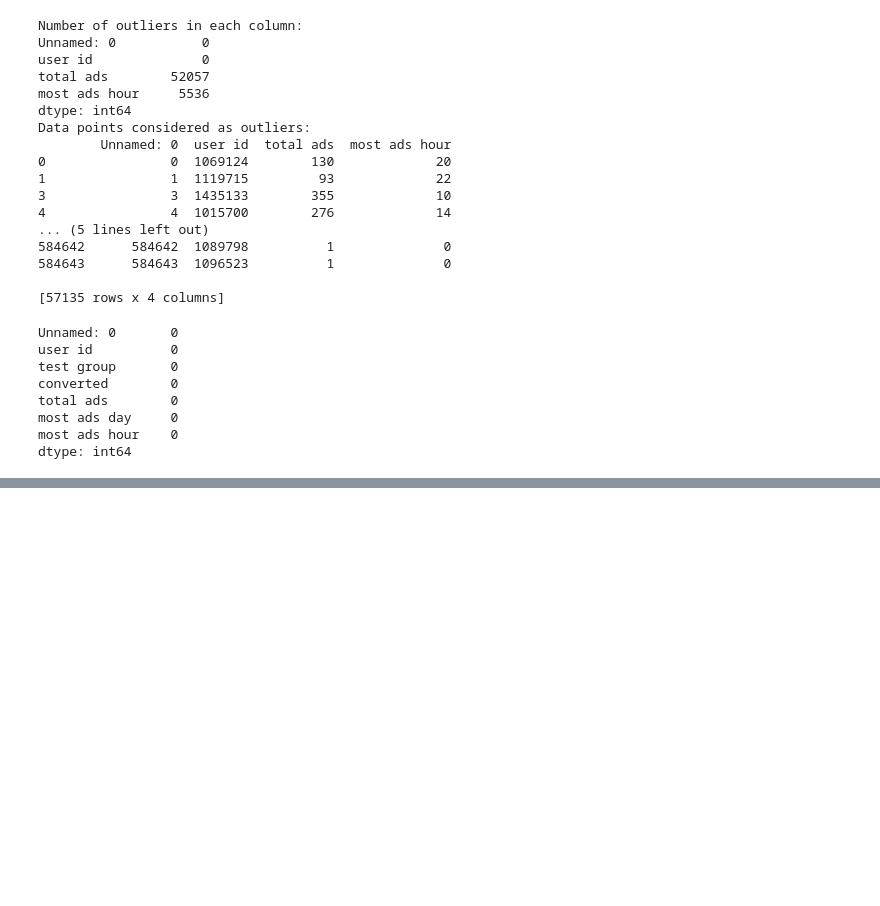
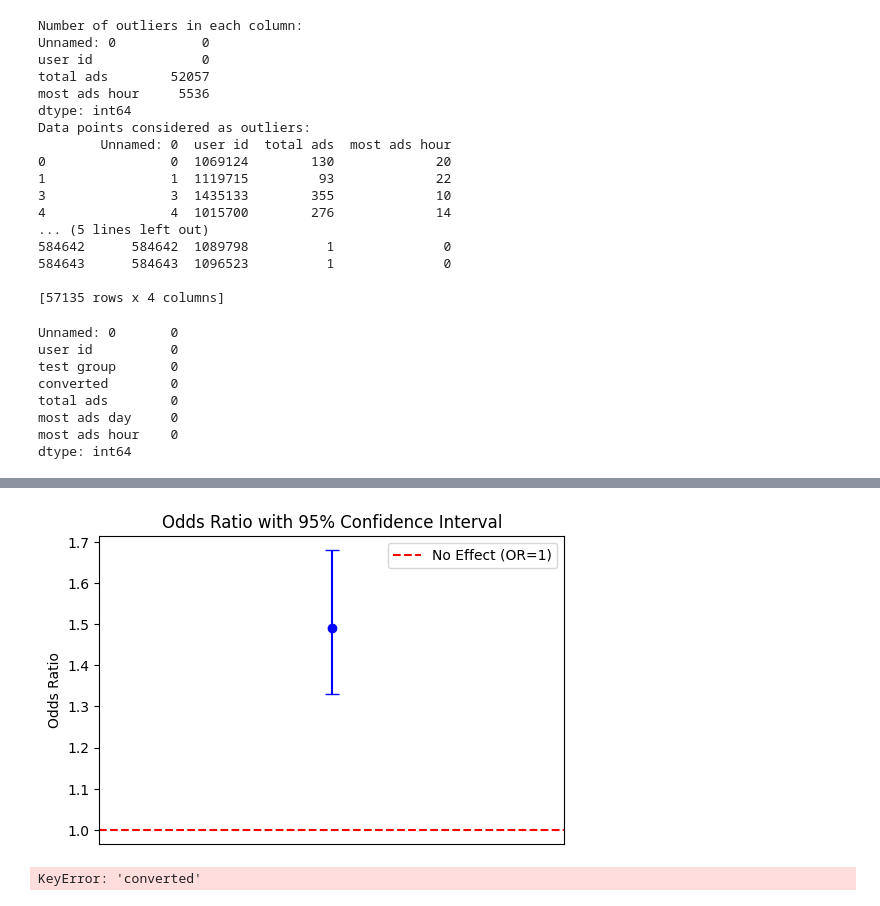
Before and after one commit to pankaj96s/Marketing-AB-Testing, a Jupyter notebook: Marketing AB.ipynb, the cells around one changed output, grey strips where cells are left out. Cells and saved outputs as stored; diff of their text form; code cells hidden in the pictures; blank space fills up the shorter version.

```diff
--- a/Marketing AB.ipynb
+++ b/Marketing AB.ipynb
@@ -99,0 +346,55 @@ cat_var = ['test group','converted','most ads day']
+# %%
+odds_ratio = 1.49
+conf_int = [1.33, 1.68]
+
+plt.figure(figsize=(6, 4))
+plt.errorbar(1, odds_ratio, yerr=[[odds_ratio - conf_int[0]], [conf_int[1] - odds_ratio]], fmt='o', capsize=5, color='blue')
+plt.axhline(1, linestyle='--', color='red', label='No Effect (OR=1)')
+plt.title('Odds Ratio with 95% Confidence Interval')
+plt.ylabel('Odds Ratio')
+plt.xlim(0.5, 1.5)
+plt.xticks([])
+plt.legend()
+plt.show()
+# %% [output]
+[figure, added]
+# %%
+# Create a contingency table
+contingency_table_T = pd.crosstab(df['converted'], df['time_slot'])
+
+print("Contingency Table with Frequencies:")
+display(contingency_table_T)
+print("#"*60)
+
+# Calculate row percentages
+row_percentages_T = contingency_table_T.div(contingency_table_T.sum(axis=1), axis=0) * 100
+
+print("\nRow Percentages:")
+display(row_percentages_T)
+print("#"*60)
+
+# Perform chi-square test
+chi2, p, dof, expected_T = chi2_contingency(contingency_table_T)
+
+print(f"\nChi-squared value: {chi2}")
+print(f"P-value: {p}")
+print(f"Degrees of freedom: {dof}")
+print("#"*60)
+
+# Calculate the percentage of cells with expected counts less than 5
+percentage_low_expected_T = (expected < 5).sum().sum() / (expected.shape[0] * expected.shape[1]) * 100
+
+print(f"Percentage of cells with expected counts less than 5: {percentage_low_expected_T:.2f}%")
+print("#"*60)
+
+# Calculate residuals (observed minus expected values)
+residuals_T = contingency_table_T - expected_T
+
+print("\nResiduals (Observed - Expected):")
+display(residuals_T)
+print("#"*60)
+
+# Calculate odds ratio
+OR_CIs(contingency_table_T)
+# %% [output]
+KeyError: 'converted'
```
Also changed, not shown: parts of 12 cells of this notebook.
